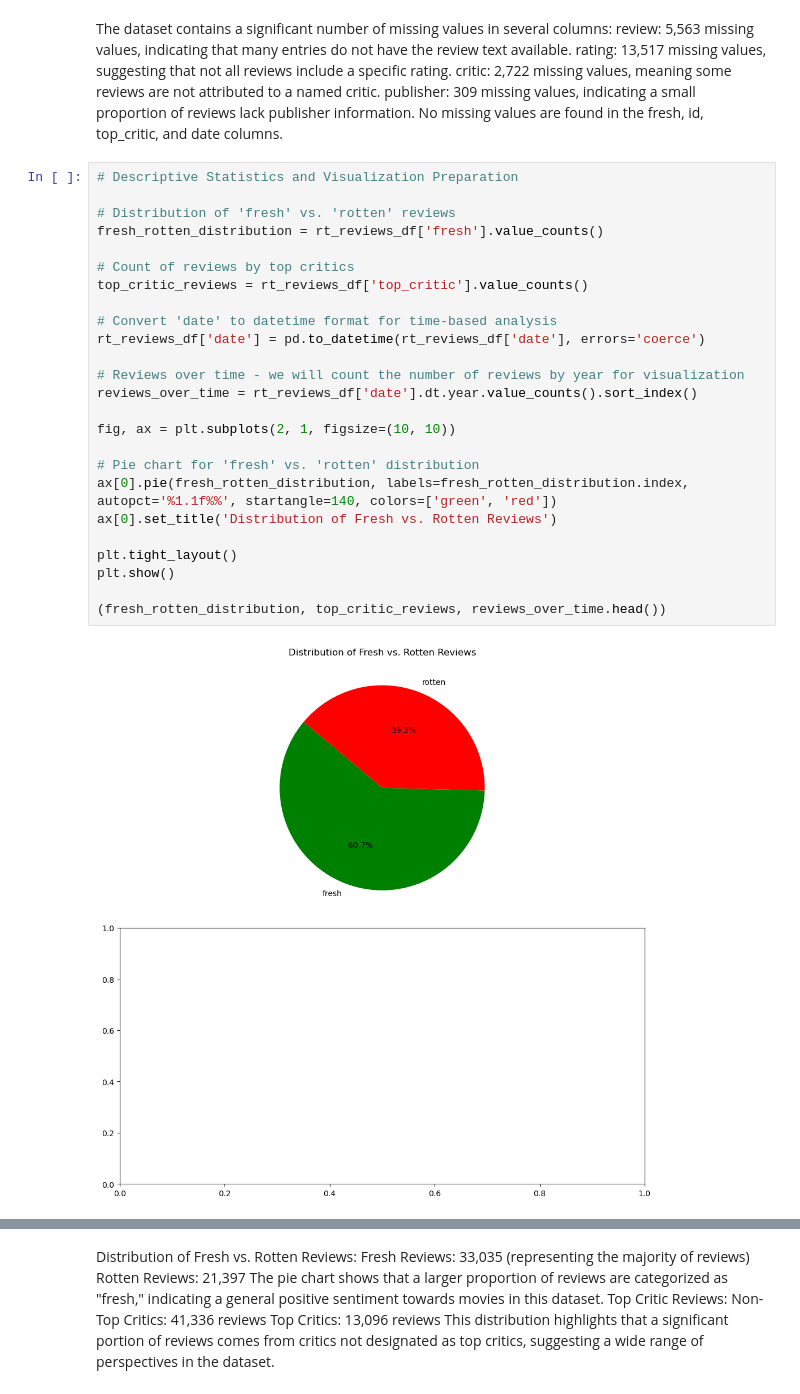
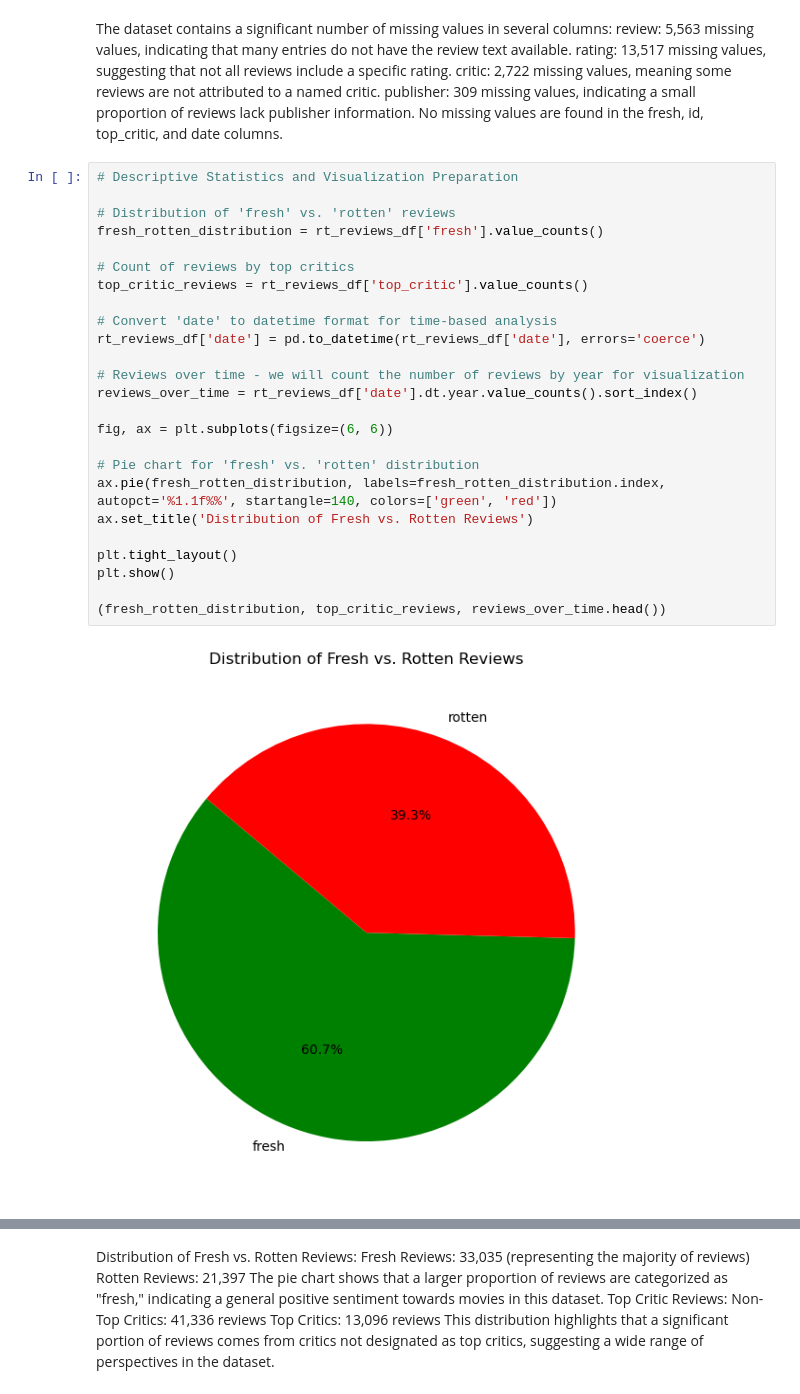
Before and after one commit to Muthama42/phase-1-project, a Jupyter notebook: student.ipynb, the cells around one changed output, grey strips where cells are left out. Cells and saved outputs as stored; diff of their text form.

```diff
--- a/student.ipynb
+++ b/student.ipynb
@@ -518,30 +518,30 @@ No missing values are found in the fresh, id, top_critic, and date columns.
 # %%
 # Descriptive Statistics and Visualization Preparation
 
 # Distribution of 'fresh' vs. 'rotten' reviews
 fresh_rotten_distribution = rt_reviews_df['fresh'].value_counts()
 
 # Count of reviews by top critics
 top_critic_reviews = rt_reviews_df['top_critic'].value_counts()
 
 # Convert 'date' to datetime format for time-based analysis
 rt_reviews_df['date'] = pd.to_datetime(rt_reviews_df['date'], errors='coerce')
 
 # Reviews over time - we will count the number of reviews by year for visualization
 reviews_over_time = rt_reviews_df['date'].dt.year.value_counts().sort_index()
 
-fig, ax = plt.subplots(2, 1, figsize=(10, 10))
+fig, ax = plt.subplots(figsize=(6, 6))
 
 # Pie chart for 'fresh' vs. 'rotten' distribution
-ax[0].pie(fresh_rotten_distribution, labels=fresh_rotten_distribution.index, autopct='%1.1f%%', startangle=140, colors=['green', 'red'])
-ax[0].set_title('Distribution of Fresh vs. Rotten Reviews')
+ax.pie(fresh_rotten_distribution, labels=fresh_rotten_distribution.index, autopct='%1.1f%%', startangle=140, colors=['green', 'red'])
+ax.set_title('Distribution of Fresh vs. Rotten Reviews')
 
 plt.tight_layout()
 plt.show()
 
 (fresh_rotten_distribution, top_critic_reviews, reviews_over_time.head())
 # %% [output]
-[figure, old version]
+[figure, new version]
 (fresh
  fresh     33035
  rotten    21397
```
Also changed, not shown: parts of 1 cell of this notebook.
